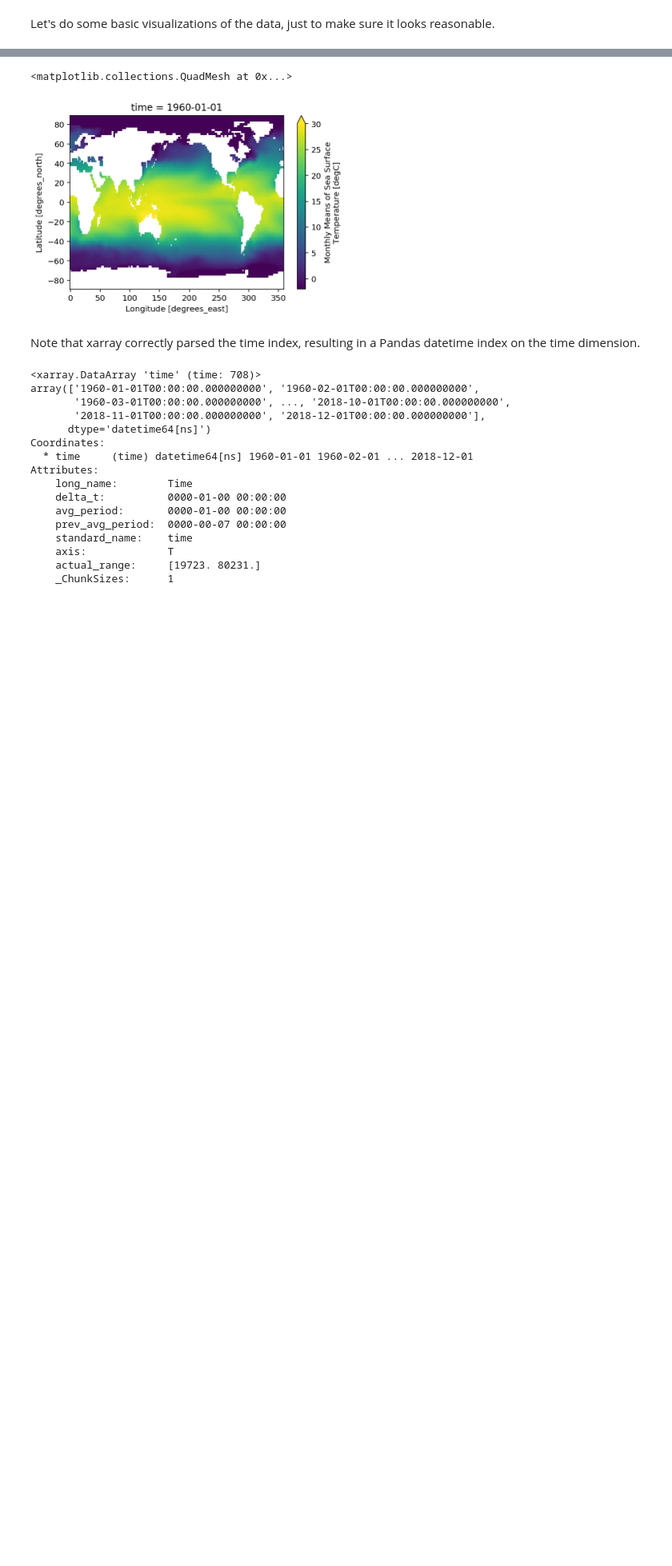
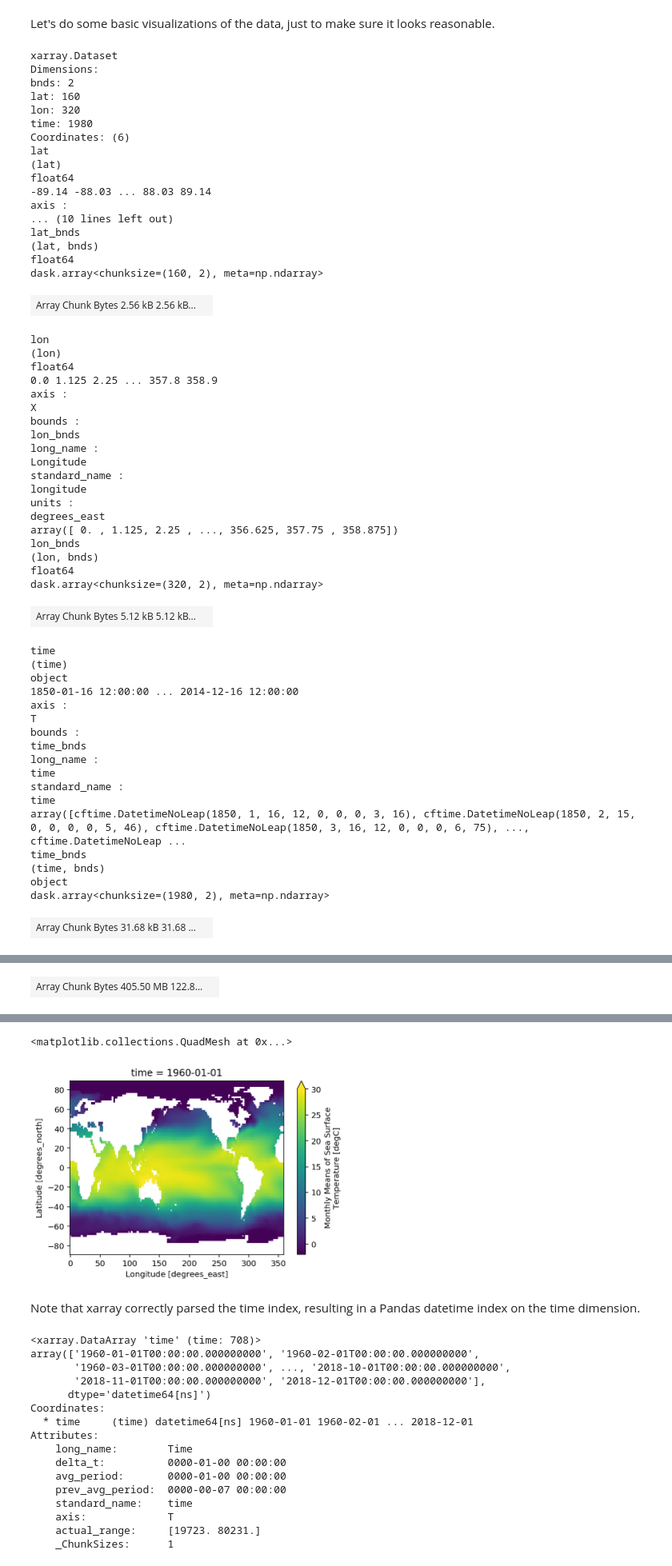
Before and after one commit to earth-env-data-science/earth-env-data-science-book, a Jupyter notebook: content/lectures/xarray/xarray-part2.ipynb, the cells around one changed output, grey strips where cells are left out. Shown at 80% size. Drawn from its saved outputs; the diff is of its cells as text; code cells hidden in the pictures; blank space fills up the shorter version.

```diff
--- a/content/lectures/xarray/xarray-part2.ipynb
+++ b/content/lectures/xarray/xarray-part2.ipynb
@@ -42,2 +82,64 @@ Attributes:
 # %% [markdown]
 Let's do some basic visualizations of the data, just to make sure it looks reasonable.
+# %%
+import gcsfs
+gcs = gcsfs.GCSFileSystem(token='anon')
+xr.open_zarr(gcs.get_mapper('gs://cmip6/CMIP/BCC/BCC-CSM2-MR/historical/r1i1p1f1/Amon/ts/gn/'),
+             consolidated=True)
+# %% [output]
+xarray.Dataset
+Dimensions:
+bnds: 2
+lat: 160
+lon: 320
+time: 1980
+Coordinates: (6)
+lat
+(lat)
+float64
+-89.14 -88.03 ... 88.03 89.14
+axis :
+... (10 lines left out)
+lat_bnds
+(lat, bnds)
+float64
+dask.array<chunksize=(160, 2), meta=np.ndarray>
+| Array Chunk Bytes 2.56 kB 2.56 kB... |  |
+lon
+(lon)
+float64
+0.0 1.125 2.25 ... 357.8 358.9
+axis :
+X
+bounds :
+lon_bnds
+long_name :
+Longitude
+standard_name :
+longitude
+units :
+degrees_east
+array([ 0. , 1.125, 2.25 , ..., 356.625, 357.75 , 358.875])
+lon_bnds
+(lon, bnds)
+float64
+dask.array<chunksize=(320, 2), meta=np.ndarray>
+| Array Chunk Bytes 5.12 kB 5.12 kB... |  |
+time
+(time)
+object
+1850-01-16 12:00:00 ... 2014-12-16 12:00:00
+axis :
+T
+bounds :
+time_bnds
+long_name :
+time
+standard_name :
+time
+array([cftime.DatetimeNoLeap(1850, 1, 16, 12, 0, 0, 0, 3, 16), cftime.DatetimeNoLeap(1850, 2, 15, 0, 0, 0, 0, 5, 46), cftime.DatetimeNoLeap(1850, 3, 16, 12, 0, 0, 0, 6, 75), ..., cftime.DatetimeNoLeap ...
+time_bnds
+(time, bnds)
+object
+dask.array<chunksize=(1980, 2), meta=np.ndarray>
+| Array Chunk Bytes 31.68 kB 31.68 ... |  |
@@ -43,0 +165 @@ Let's do some basic visualizations of the data, just to make sure it looks reaso
+| Array Chunk Bytes 405.50 MB 122.8... |  |
```
Also changed, not shown: parts of 4 cells of this notebook, 3 other files.
